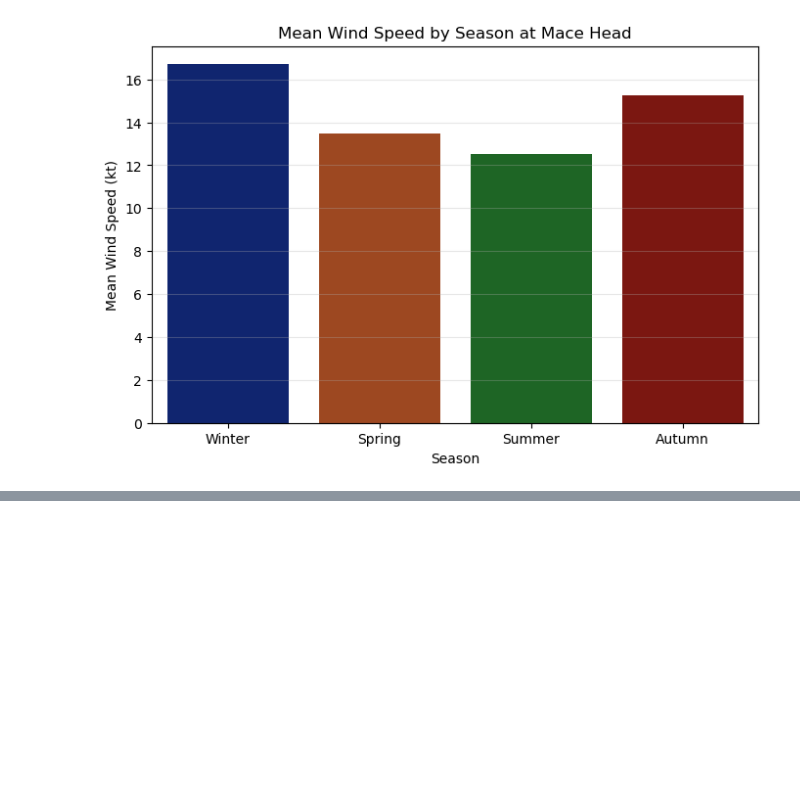
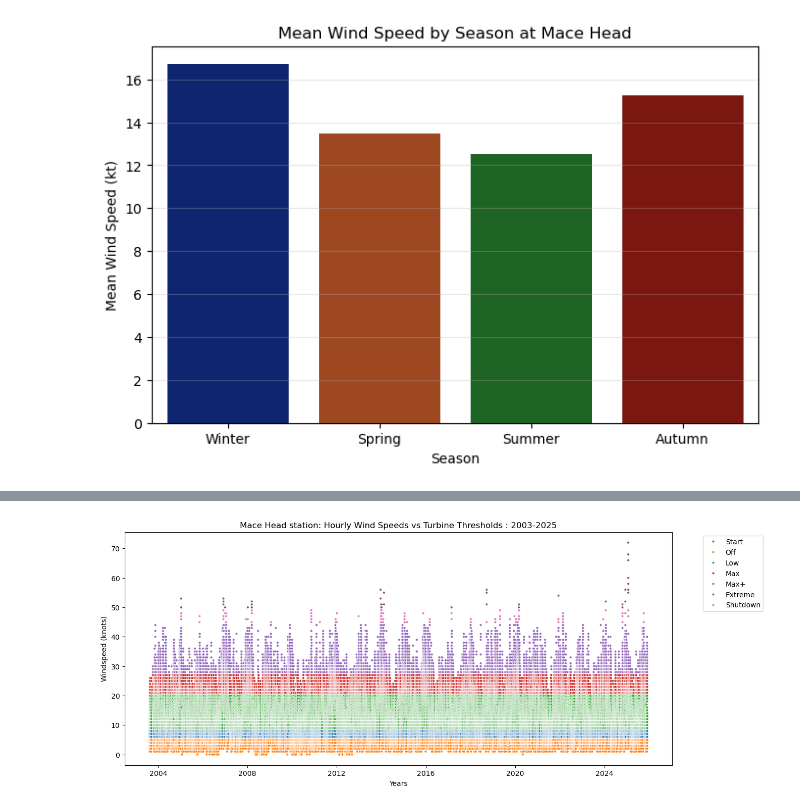
Before and after one commit to Maroua-El-Imame/programming-for-data-analytics, a Jupyter notebook: project/windspeed_analysis_project.ipynb, the cells around one changed output, grey strips where cells are left out. Drawn from its saved outputs; the diff is of its cells as text; code cells hidden in the pictures; blank space fills up the shorter version.

Commit message:
update code with turbine thresholds, mapwind speeds in knots -m/s, scatter plot, custom colors,legend, add in methods of calcul'

```diff
--- a/project/windspeed_analysis_project.ipynb
+++ b/project/windspeed_analysis_project.ipynb
@@ -430,0 +515,26 @@ Winter and autumn show higher mean wind speeds, while summer exhibits lower valu
+# %%
+# function to assign threshold based on knots
+def assign_threshold(ws):
+    if ws < 6:
+        return 'Off'
+    elif 6 <= ws <= 8:
+        return 'Start'
+    elif 8 < ws < 21:
+        return 'Low'
+    elif 21 <= ws <= 27:
+        return 'Max'
+    elif 27 < ws < 45:
+        return 'Max+'
+    elif 45 <= ws <= 49:
+        return 'Shutdown'
+    else:
+        return 'Extreme'
+
+# Apply to your dataframe
+macehead_df['Threshold'] = macehead_df['wdsp'].apply(assign_threshold)
+
+# reset index
+macehead_df = macehead_df.reset_index(drop=True)
+
+# show df
+macehead_df[['date', 'wdsp', 'Threshold']].head(100)
@@ -430,0 +555,18 @@ Winter and autumn show higher mean wind speeds, while summer exhibits lower valu
+# %%
+# plot treshold
+plt.figure(figsize=(14,6))
+sns.scatterplot(
+    data=macehead_df,
+    x='date',
+    y='wdsp',
+    hue='Threshold',
+    palette='tab10',
+    s=10
+)
+plt.xlabel('Years')
+plt.ylabel('Windspeed (knots)')
+plt.title('Mace Head station: Hourly Wind Speeds vs Turbine Thresholds : 2003-2025')
+plt.legend(bbox_to_anchor=(1.05, 1), loc='upper left')  # move legend outside plot
+plt.show()
+# %% [output]
+[figure, added]
```
Also changed, not shown: parts of 11 cells of this notebook.
